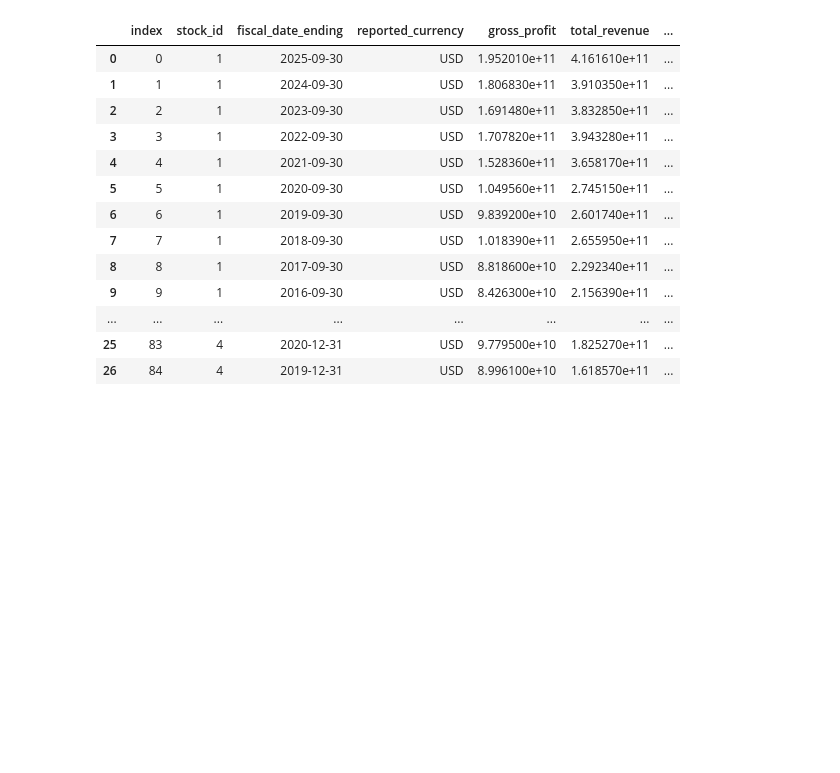
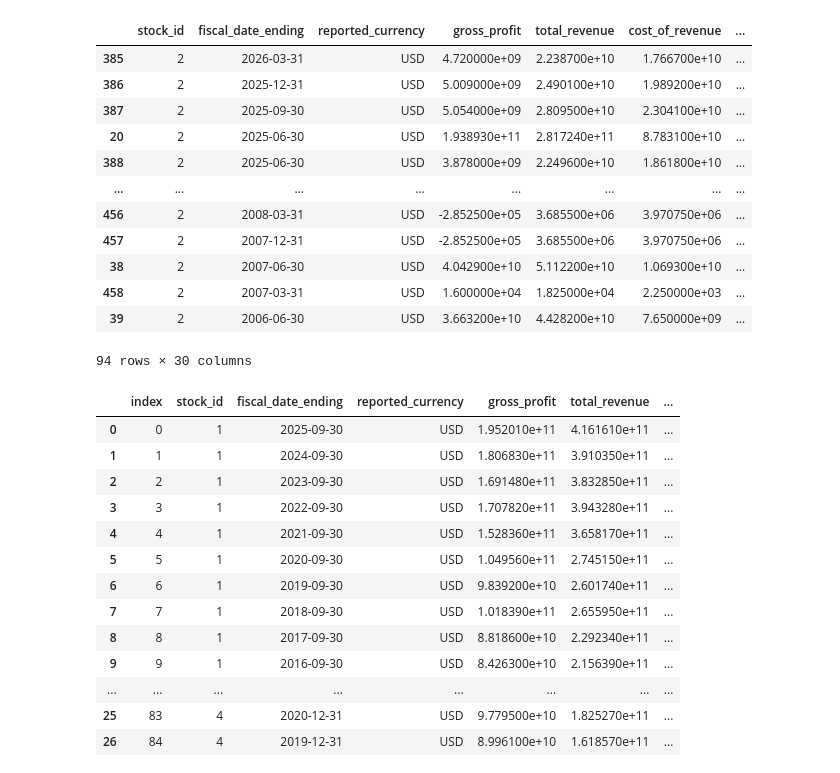
Before and after one commit to kumarbyes/project_stock_analysis, a Jupyter notebook: analysis_using_plotly_dash/dash_app.ipynb, the cells around one changed output. Saved outputs shown, nothing was run; the diff lists cells and outputs as text; code cells hidden in the pictures; blank space fills up the shorter version.

```diff
--- a/analysis_using_plotly_dash/dash_app.ipynb
+++ b/analysis_using_plotly_dash/dash_app.ipynb
@@ -96,6 +96,22 @@ stmt = (
             #.order_by(IncomeStatement.report_type, IncomeStatement.fiscal_date_ending)
         )
 income_df = pd.read_sql(stmt, engine)
+# %%
+(income_df.query("stock_id == 2").sort_values(by="fiscal_date_ending",ascending=False))
+# %% [output]
+|  | stock_id | fiscal_date_ending | reported_currency | gross_profit | total_revenue | cost_of_revenue | ... |
+| 385 | 2 | 2026-03-31 | USD | 4.720000e+09 | 2.238700e+10 | 1.766700e+10 | ... |
+| 386 | 2 | 2025-12-31 | USD | 5.009000e+09 | 2.490100e+10 | 1.989200e+10 | ... |
+| 387 | 2 | 2025-09-30 | USD | 5.054000e+09 | 2.809500e+10 | 2.304100e+10 | ... |
+| 20 | 2 | 2025-06-30 | USD | 1.938930e+11 | 2.817240e+11 | 8.783100e+10 | ... |
+| 388 | 2 | 2025-06-30 | USD | 3.878000e+09 | 2.249600e+10 | 1.861800e+10 | ... |
+| ... | ... | ... | ... | ... | ... | ... | ... |
+| 456 | 2 | 2008-03-31 | USD | -2.852500e+05 | 3.685500e+06 | 3.970750e+06 | ... |
+| 457 | 2 | 2007-12-31 | USD | -2.852500e+05 | 3.685500e+06 | 3.970750e+06 | ... |
+| 38 | 2 | 2007-06-30 | USD | 4.042900e+10 | 5.112200e+10 | 1.069300e+10 | ... |
+| 458 | 2 | 2007-03-31 | USD | 1.600000e+04 | 1.825000e+04 | 2.250000e+03 | ... |
+| 39 | 2 | 2006-06-30 | USD | 3.663200e+10 | 4.428200e+10 | 7.650000e+09 | ... |
+94 rows × 30 columns
 # %%
 income_df.to_csv("income_statements.csv", index=False)
 # %%
```
Also changed, not shown: parts of 3 cells of this notebook.
